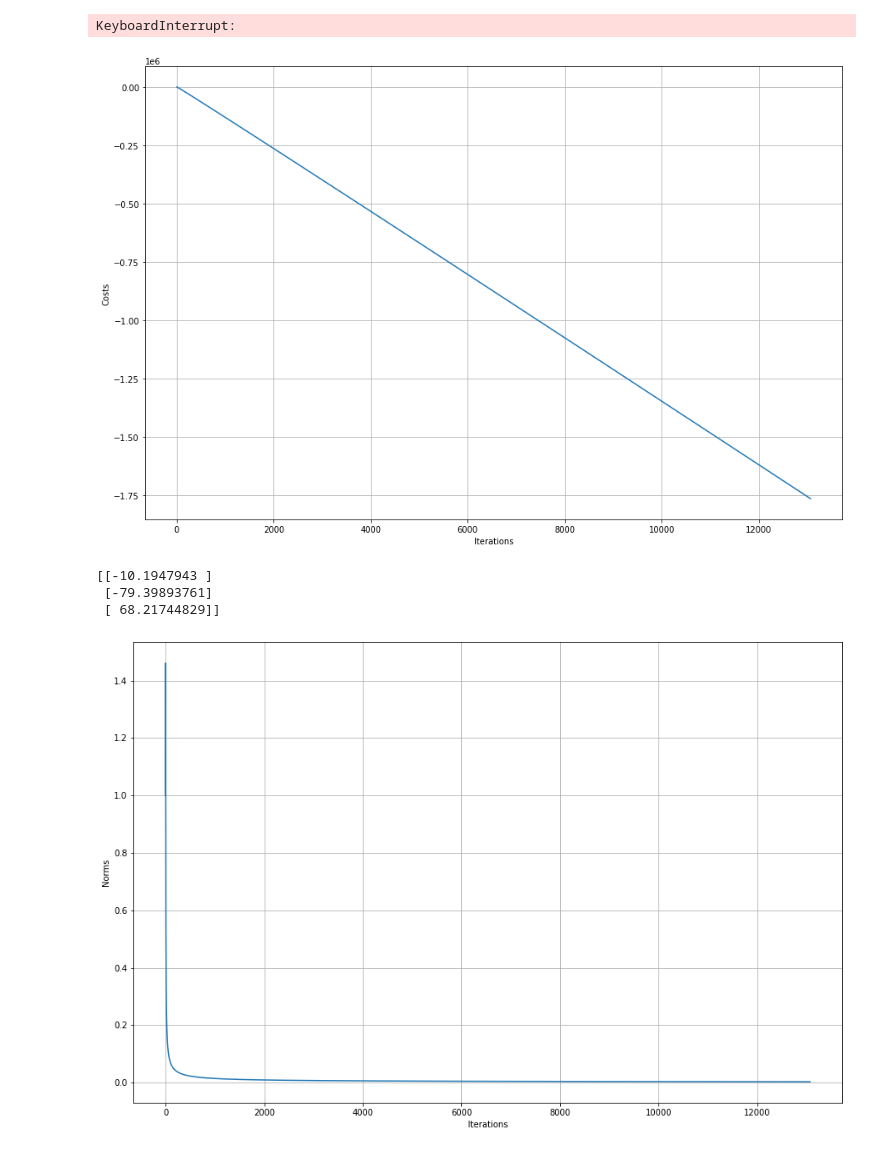
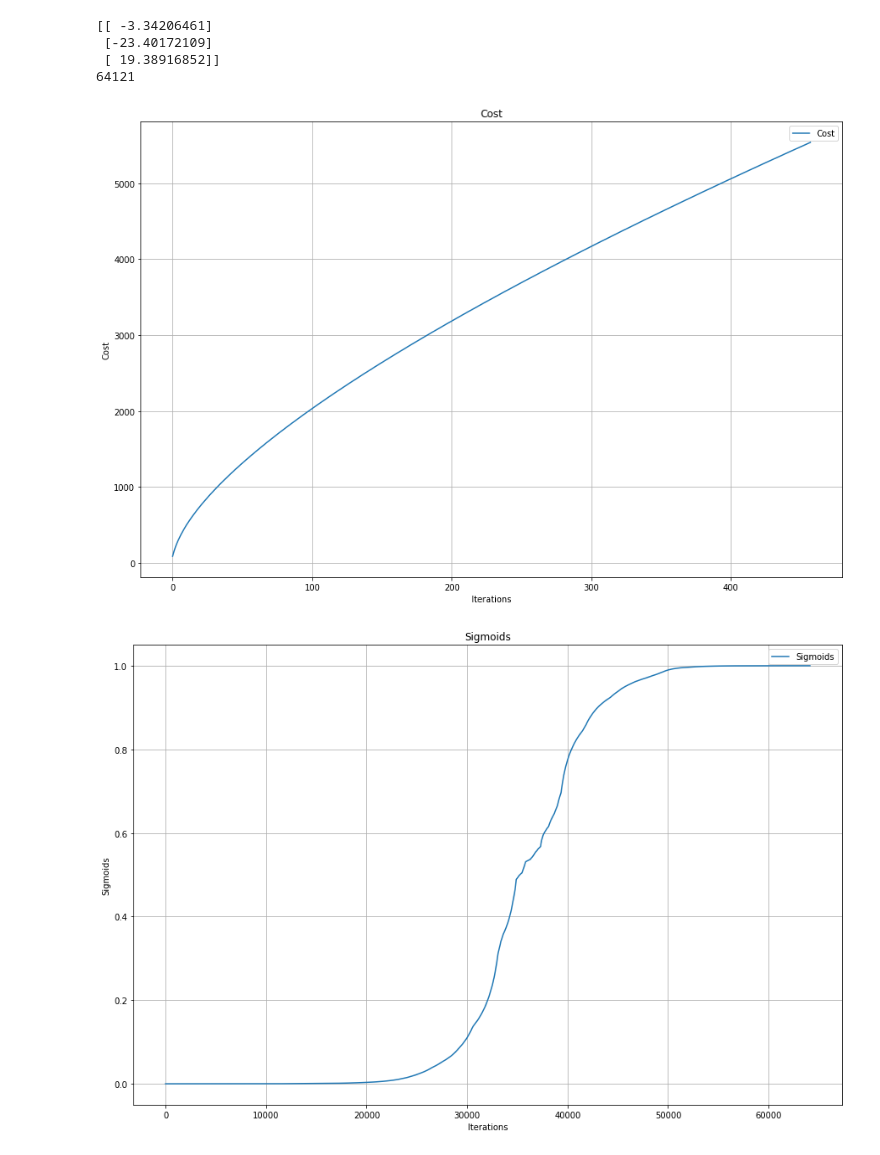
Before and after one commit to Ashirbad-Sarangi/logistic_regression, a Jupyter notebook: codes/logistic_regression.ipynb, the cells around one changed output. Saved outputs shown, nothing was run; the diff lists cells and outputs as text; code cells hidden in the pictures.

Commit message:
Change in the cost function

```diff
--- a/codes/logistic_regression.ipynb
+++ b/codes/logistic_regression.ipynb
@@ -11,4 +11,13 @@ os.chdir('../dependencies/')
 from logistic_regression import logistic_regression
 # %%
 def loss(f_x,y):
-    return -(y*f_x + (1-y)*(1-f_x))
+    return -((y*log(abs(f_x))) + ((1-y)*log(abs(1-f_x))))
+# %%
+def plot_graph(name,var):
+    figure = graph.figure(figsize = (15,10))
+    graph.ylabel(name)
+    graph.xlabel("Iterations")
+    graph.title(name)
+    graph.plot(var,label=name)
+    graph.legend()
+    graph.grid(True)
@@ -76,39 +154,50 @@ X = df_validation.iloc[:,:-1]
 Y = df_validation.iloc[:,-1]
 
 w_star = maths.matrix(maths.random.rand(X.shape[1])).T
 
 w_old = w_star + [1]
 
 iteration_number = 1
 
-epsilon = 1e-3
+epsilon = 1e-5
 alpha = 0.1
 norms = [1]
 losses = []
 cost = []
+sigmoids = []
+logits = []
 
 while norms[-1] > epsilon :
     w_old = w_star
     iteration_number = iteration_number + 1
     for i in range(len(X)):
         x = maths.matrix(X.iloc[i]).T
         y = Y.iloc[i]
         f_x = sigmoid(x,w_star)
         w_star = w_star + alpha * (y - f_x) * x
+
+        norms.append(norm( w_star - w_old ))
+        w_old = w_star
+
+        sigmoids.append(f_x)
         losses.append(loss(f_x,y))
 
-    norms.append(norm( w_star - w_old ))
+        logits.append(logit(f_x))
+
     cost.append(sum(losses))
 
+sigmoids.sort()
 
+plot_graph("Cost",cost)
+plot_graph('Sigmoids',sigmoids)
+# plot_graph("Norm",norms)
 
-figure = graph.figure(figsize = (15,10))
-graph.ylabel("Norms")
-graph.xlabel("Iterations")
-# graph.plot(norms)
-graph.plot(cost)
-graph.grid(True)
 print(w_star)
 print(len(norms))
 # %% [output]
-KeyboardInterrupt:
+[[ -3.34206461]
+ [-23.40172109]
+ [ 19.38916852]]
+64121
+[figure, added]
+[figure, added]
@@ -117,21 +203,0 @@ norms[2] > epsilon
-# %%
-figure = graph.figure(figsize = (15,10))
-graph.ylabel("Costs")
-graph.xlabel("Iterations")
-# graph.plot(norms)
-graph.plot(cost)
-graph.grid(True)
-# %% [output]
-[figure, removed]
-# %%
-figure = graph.figure(figsize = (15,10))
-graph.ylabel("Norms")
-graph.xlabel("Iterations")
-graph.plot(norms)
-graph.grid(True)
-print(w_star)
-# %% [output]
-[[-10.1947943 ]
- [-79.39893761]
- [ 68.21744829]]
-[figure, removed]
```
Also changed, not shown: parts of 14 cells of this notebook, 1 other file.
